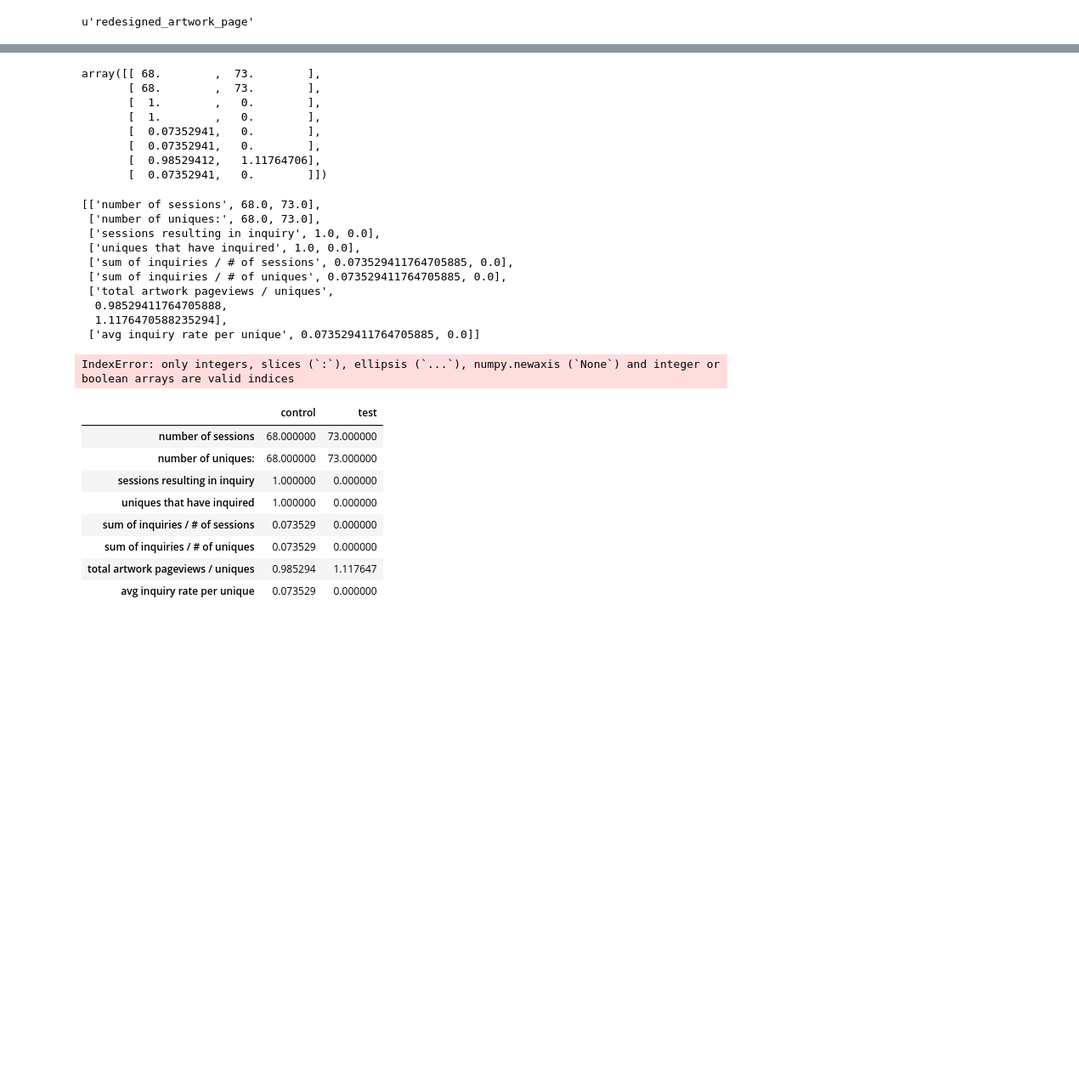
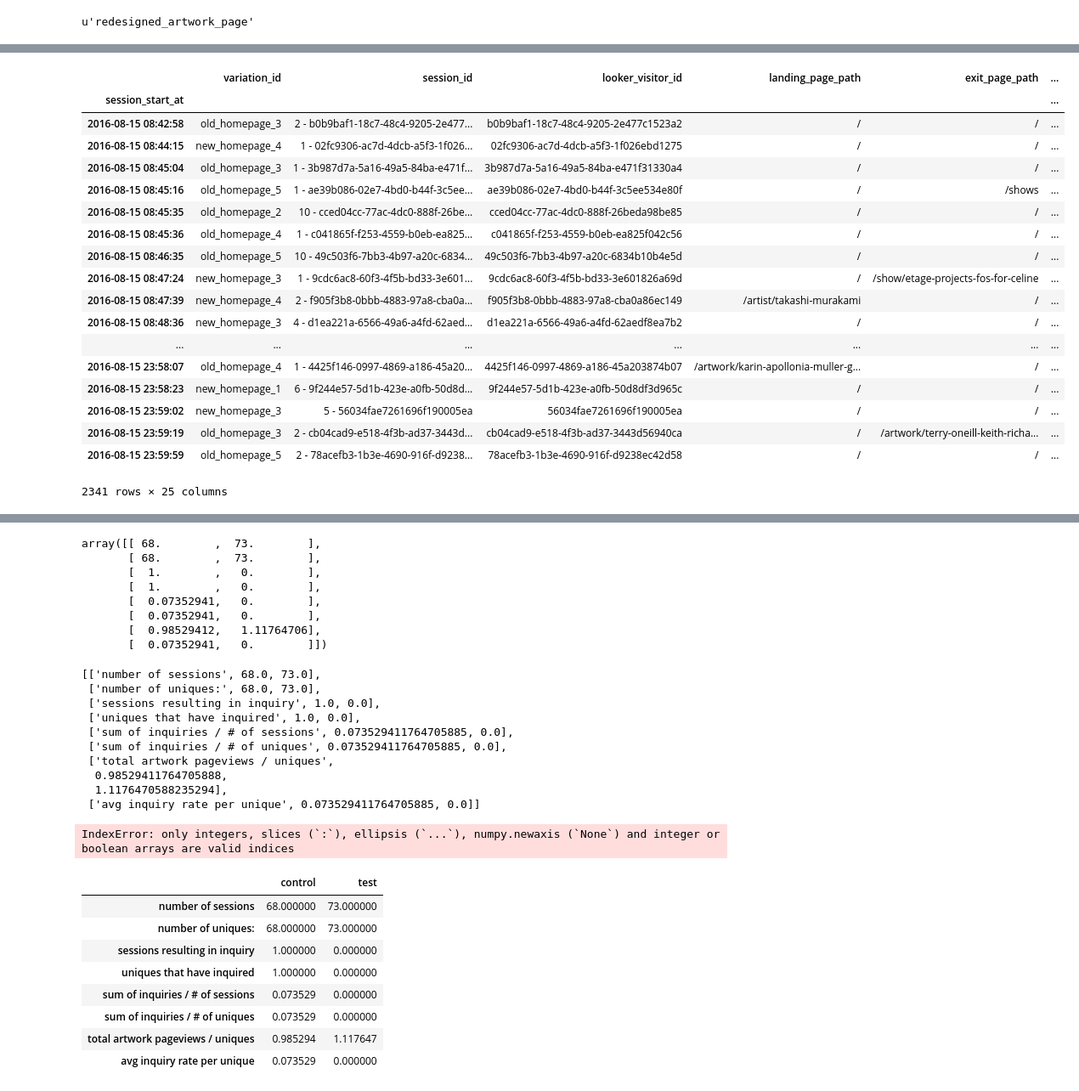
Before and after one commit to OLI9292/abTesting, a Jupyter notebook: autoab.ipynb, the cells around one changed output, grey strips where cells are left out. Shown at 85% size. Drawn from its saved outputs; the diff is of its cells as text; code cells hidden in the pictures; blank space fills up the shorter version.

Commit message:
working on data fetching

```diff
--- a/autoab.ipynb
+++ b/autoab.ipynb
@@ -83,8 +83,8 @@ def query_experiment_data(exp_name, start_date=None, end_date=None):
     first_log_of_exp = start_end.iloc[0]['min']
     last_log_of_exp = start_end.iloc[0]['max']
 
-    end_date = end_date if end_date else last_log_of_exp
-    start_date = start_date if start_date else last_log_of_exp - timedelta(days=1)
+    end_date = end_date if end_date else last_log_of_exp - timedelta(days=1)
+    start_date = start_date if start_date else last_log_of_exp - timedelta(days=2)
 
     # finds the start and end date
     print 'start date:                     ', first_log_of_exp
@@ -353,3 +353,5 @@ def compare_posterior_distributions(p_A_samples, p_B_samples, delta_samples):
 
     print "Probability control is BETTER than test: %.3f" %(delta_samples < 0).mean()
     print "Probability control is WORSE than test: %.3f" %(delta_samples > 0).mean()
+# %%
+exp = query_experiment_data('personalized_homepage')
@@ -356,3 +365,25 @@ def compare_posterior_distributions(p_A_samples, p_B_samples, delta_samples):
+# %%
+exp
+# %% [output]
+|  | variation_id | session_id | looker_visitor_id | landing_page_path | exit_page_path | ... |
+| session_start_at |  |  |  |  |  | ... |
+| 2016-08-15 08:42:58 | old_homepage_3 | 2 - b0b9baf1-18c7-48c4-9205-2e477... | b0b9baf1-18c7-48c4-9205-2e477c1523a2 | / | / | ... |
+| 2016-08-15 08:44:15 | new_homepage_4 | 1 - 02fc9306-ac7d-4dcb-a5f3-1f026... | 02fc9306-ac7d-4dcb-a5f3-1f026ebd1275 | / | / | ... |
+| 2016-08-15 08:45:04 | old_homepage_3 | 1 - 3b987d7a-5a16-49a5-84ba-e471f... | 3b987d7a-5a16-49a5-84ba-e471f31330a4 | / | / | ... |
+| 2016-08-15 08:45:16 | old_homepage_5 | 1 - ae39b086-02e7-4bd0-b44f-3c5ee... | ae39b086-02e7-4bd0-b44f-3c5ee534e80f | / | /shows | ... |
+| 2016-08-15 08:45:35 | old_homepage_2 | 10 - cced04cc-77ac-4dc0-888f-26be... | cced04cc-77ac-4dc0-888f-26beda98be85 | / | / | ... |
+| 2016-08-15 08:45:36 | old_homepage_4 | 1 - c041865f-f253-4559-b0eb-ea825... | c041865f-f253-4559-b0eb-ea825f042c56 | / | / | ... |
+| 2016-08-15 08:46:35 | old_homepage_5 | 10 - 49c503f6-7bb3-4b97-a20c-6834... | 49c503f6-7bb3-4b97-a20c-6834b10b4e5d | / | / | ... |
+| 2016-08-15 08:47:24 | new_homepage_3 | 1 - 9cdc6ac8-60f3-4f5b-bd33-3e601... | 9cdc6ac8-60f3-4f5b-bd33-3e601826a69d | / | /show/etage-projects-fos-for-celine | ... |
+| 2016-08-15 08:47:39 | new_homepage_4 | 2 - f905f3b8-0bbb-4883-97a8-cba0a... | f905f3b8-0bbb-4883-97a8-cba0a86ec149 | /artist/takashi-murakami | / | ... |
+| 2016-08-15 08:48:36 | new_homepage_3 | 4 - d1ea221a-6566-49a6-a4fd-62aed... | d1ea221a-6566-49a6-a4fd-62aedf8ea7b2 | / | / | ... |
+| ... | ... | ... | ... | ... | ... | ... |
+| 2016-08-15 23:58:07 | old_homepage_4 | 1 - 4425f146-0997-4869-a186-45a20... | 4425f146-0997-4869-a186-45a203874b07 | /artwork/karin-apollonia-muller-g... | / | ... |
+| 2016-08-15 23:58:23 | new_homepage_1 | 6 - 9f244e57-5d1b-423e-a0fb-50d8d... | 9f244e57-5d1b-423e-a0fb-50d8df3d965c | / | / | ... |
+| 2016-08-15 23:59:02 | new_homepage_3 | 5 - 56034fae7261696f190005ea | 56034fae7261696f190005ea | / | / | ... |
+| 2016-08-15 23:59:19 | old_homepage_3 | 2 - cb04cad9-e518-4f3b-ad37-3443d... | cb04cad9-e518-4f3b-ad37-3443d56940ca | / | /artwork/terry-oneill-keith-richa... | ... |
+| 2016-08-15 23:59:59 | old_homepage_5 | 2 - 78acefb3-1b3e-4690-916f-d9238... | 78acefb3-1b3e-4690-916f-d9238ec42d58 | / | / | ... |
+2341 rows × 25 columns
 # %%
 exp = query_experiment_data('personalized_homepage')
 control, test = control_test_split(exp)
```
Also changed, not shown: parts of 2 cells of this notebook, 10 other files.
